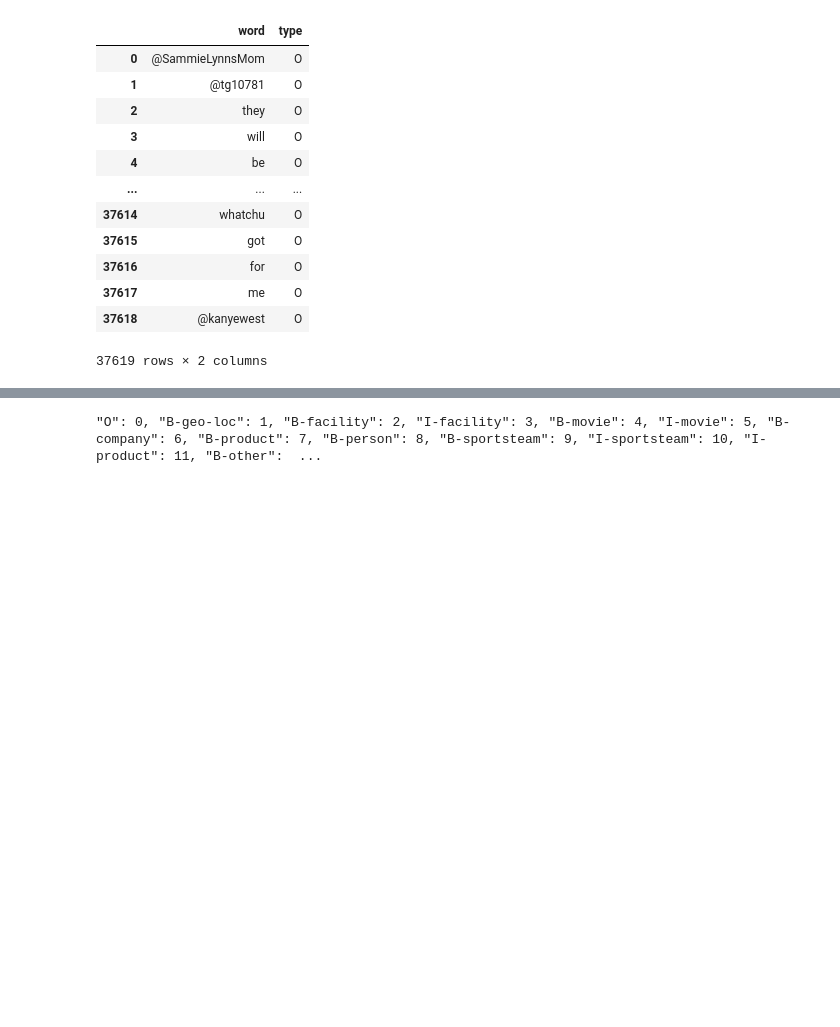
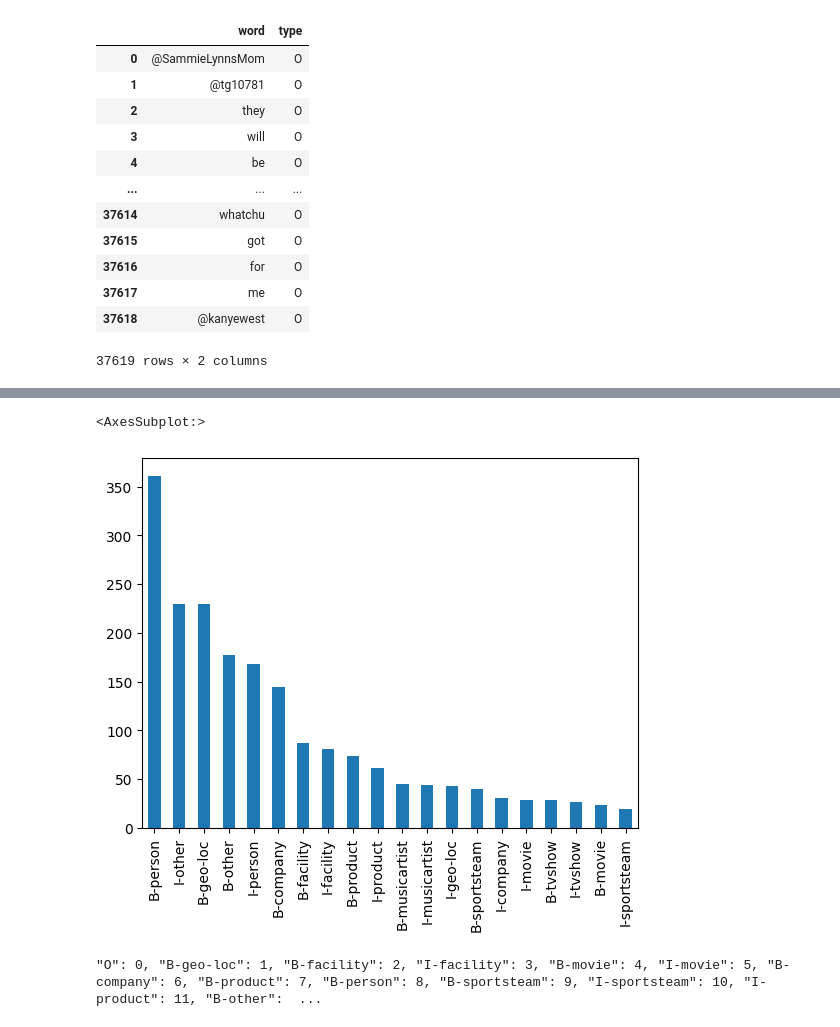
Before and after one commit to yangyx30678/NER_NLP_v2, a Jupyter notebook: NLP-1/data.ipynb, the cells around one changed output, grey strips where cells are left out. Saved outputs shown, nothing was run; the diff lists cells and outputs as text; code cells hidden in the pictures; blank space fills up the shorter version.

```diff
--- a/NLP-1/data.ipynb
+++ b/NLP-1/data.ipynb
@@ -42,3 +41,8 @@ Q.head(50)
+# %%
+data[data.type != "O"]["type"].value_counts().plot(kind="bar")
+# %% [output]
+<AxesSubplot:>
+[figure, added]
 # %%
 U = data.type.unique()
 for i in range(21):
```
Also changed, not shown: parts of 4 cells of this notebook, 8 other files.
